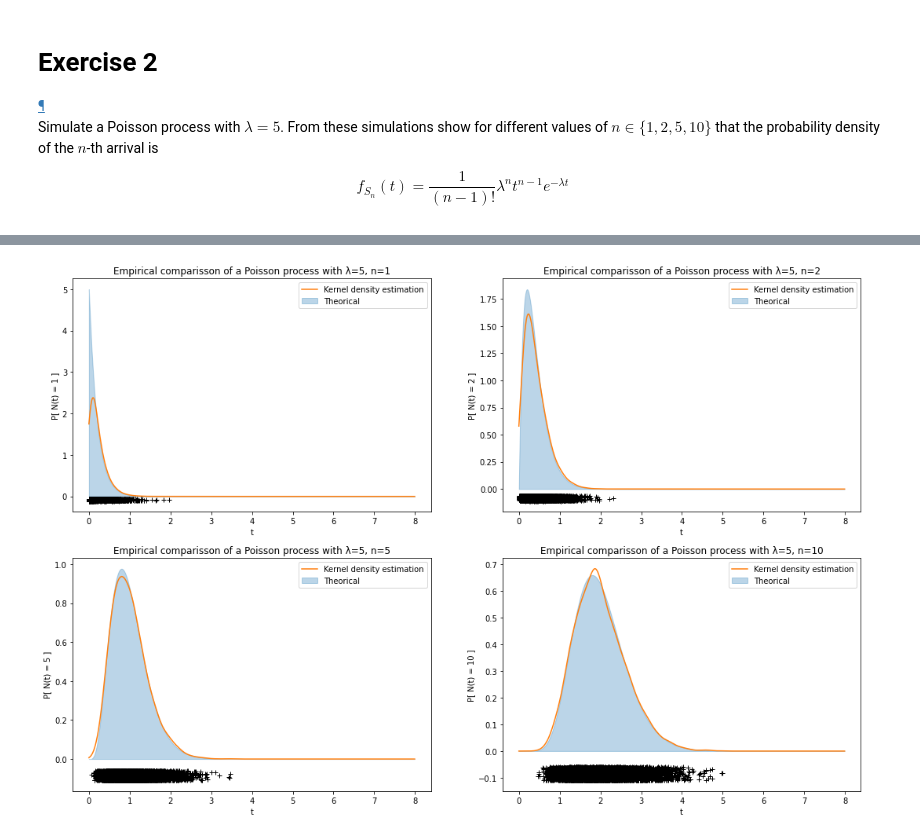
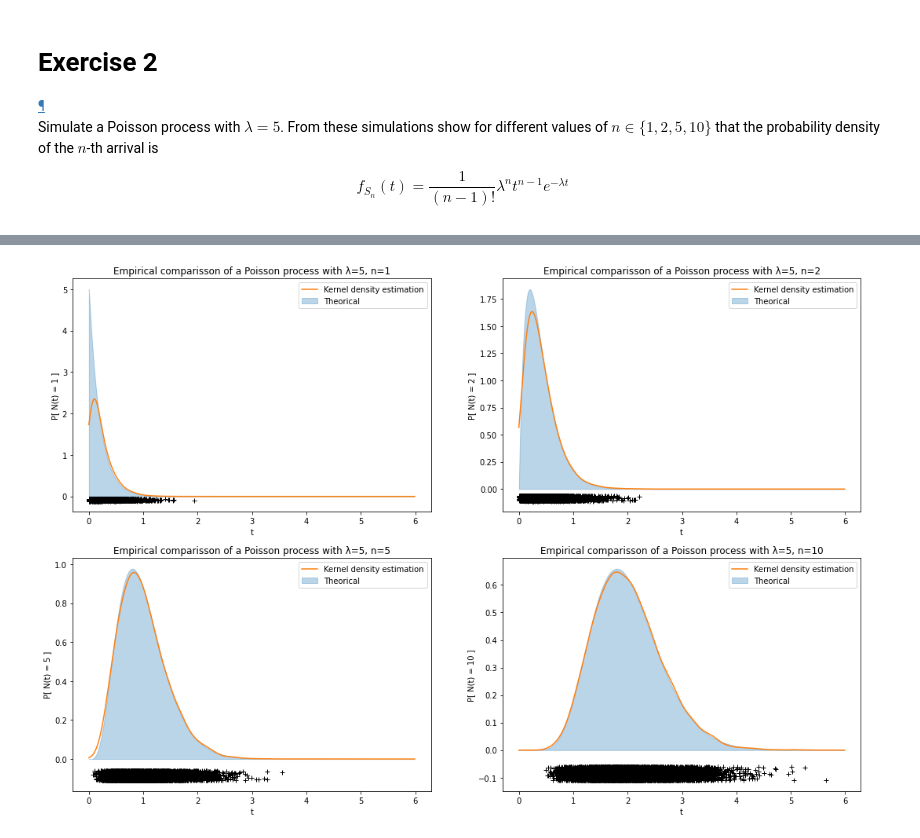
Before and after one commit to Ocete/mcd-pe-continuo, a Jupyter notebook: P1/ejercicios.ipynb, the cells around one changed output, grey strips where cells are left out. Saved outputs shown, nothing was run; the diff lists cells and outputs as text; code cells hidden in the pictures.

```diff
--- a/P1/ejercicios.ipynb
+++ b/P1/ejercicios.ipynb
@@ -232,32 +239,32 @@ def plot_kde_in_axis(axis, ts, pdf, pdf_kde, samples, lamb, n):
     # Plot pdf and estimation
     axis.fill_between(ts, pdf, alpha=0.3, color='C0', label='Theorical')
     axis.plot(ts, pdf_kde, color='C1', label='Kernel density estimation')
 
     # Plot little x's near the X axis
     axis.plot(samples[:, 0], -0.06 - 0.05 * np.random.random(samples.shape[0]), "+k")
 
     axis.set_xlabel('t')
     axis.set_ylabel('P[ N(t) = {} ]'.format(n))
     axis.set_title('Empirical comparisson of a Poisson process with λ={}, n={}'.format(lamb, n))
     axis.legend()
 
-def exercise_2(ns=[1,2,5,10], lamb=5, max_t=8, n_samples_kde=10**4, kde_bandwidth=0.1):
+def exercise_2(ns=[1,2,5,10], lamb=5, max_t=6, n_samples_kde=10**4, kde_bandwidth=0.1):
     ts = np.arange(max_t, step=0.01)
     _, axis = plt.subplots(2, 2, figsize=(18, 12))
 
     for ax, n in zip(axis.flatten(), ns):
         # Theorical
         sn_pdf = stats.erlang.pdf(ts, a=n, scale=1/lamb)
 
         # Kernel Density Estimation
         sn_empirical = [ arrival_times[n-1] for arrival_times in arrival.simulate_poisson(0, max_t, lamb, n_samples_kde)]
         sn_empirical = np.array(sn_empirical).reshape(-1, 1)
         kernel_density_estimatior = KernelDensity(kernel='gaussian', bandwidth=kde_bandwidth).fit(sn_empirical)
         sn_pdf_estimation = np.exp(kernel_density_estimatior.score_samples(np.array(ts).reshape(-1, 1)))
 
         # Plotting
         plot_kde_in_axis(ax, ts, sn_pdf, sn_pdf_estimation, sn_empirical, lamb, n)
 
 exercise_2(kde_bandwidth=0.1)
 # %% [output]
-[figure, old version]
+[figure, new version]
```
Also changed, not shown: parts of 3 cells of this notebook.
